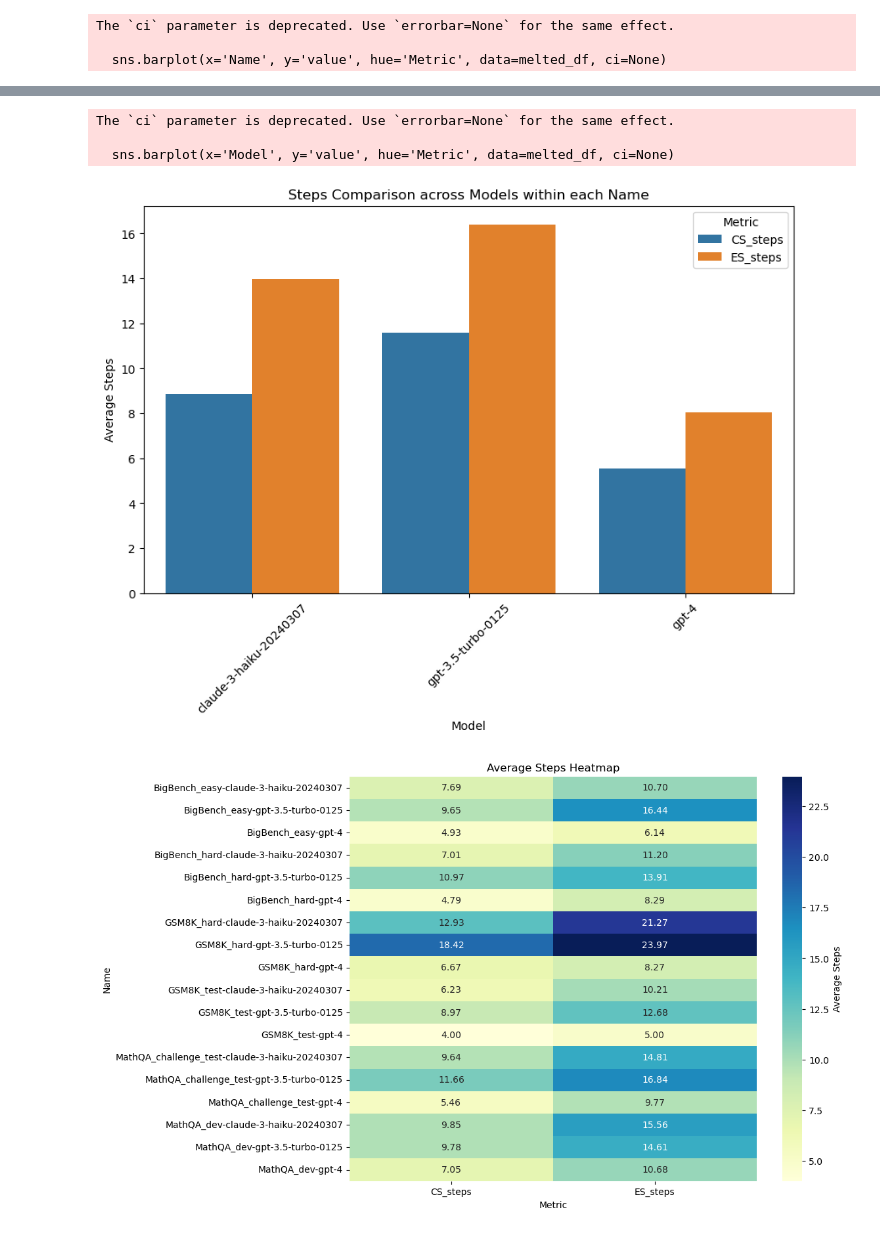
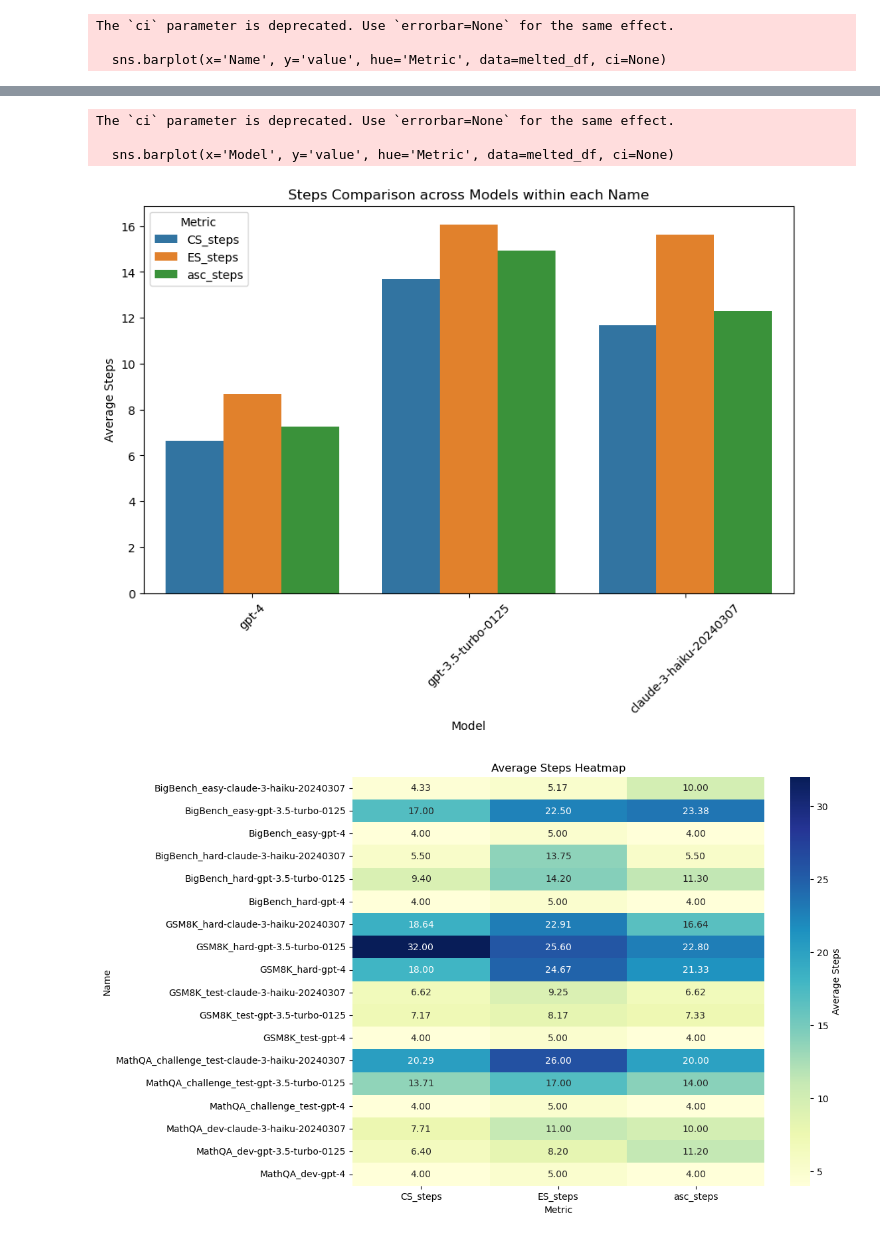
Before and after one commit to wan19990901/SC_conf, a Jupyter notebook: src/viz.ipynb, the cells around one changed output, grey strips where cells are left out. Cells and saved outputs as stored; diff of their text form; code cells hidden in the pictures.

```diff
--- a/src/viz.ipynb
+++ b/src/viz.ipynb
@@ -65,10 +85,5 @@ The `ci` parameter is deprecated. Use `errorbar=None` for the same effect.
 # %%
-import pandas as pd
-import seaborn as sns
-import matplotlib.pyplot as plt
-
-# Melt the DataFrame to convert it into a long format suitable for plotting
-melted_df = pd.melt(df, id_vars=['Name', 'Model'], value_vars=['CS_steps', 'ES_steps'], var_name='Metric')
+melted_df = pd.melt(df, id_vars=['Name', 'Model'], value_vars=['CS_steps', 'ES_steps', 'asc_steps'], var_name='Metric')
 
 # Plot 1: Compare average steps across different Names within each Model
 plt.figure(figsize=(10, 6))
@@ -106,5 +121,5 @@ The `ci` parameter is deprecated. Use `errorbar=None` for the same effect.
 The `ci` parameter is deprecated. Use `errorbar=None` for the same effect.
 
   sns.barplot(x='Model', y='value', hue='Metric', data=melted_df, ci=None)
-[figure, old version]
+[figure, new version]
-[figure, old version]
+[figure, new version]
```
Also changed, not shown: parts of 3 cells of this notebook.
